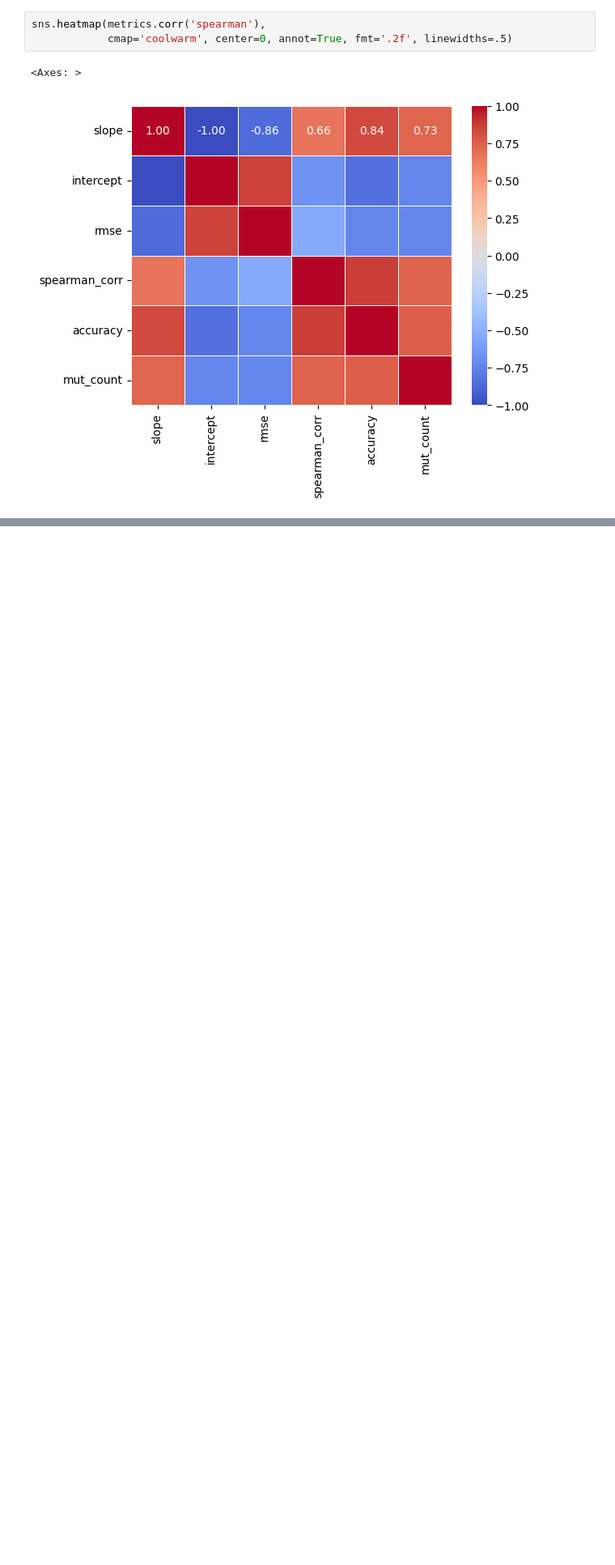
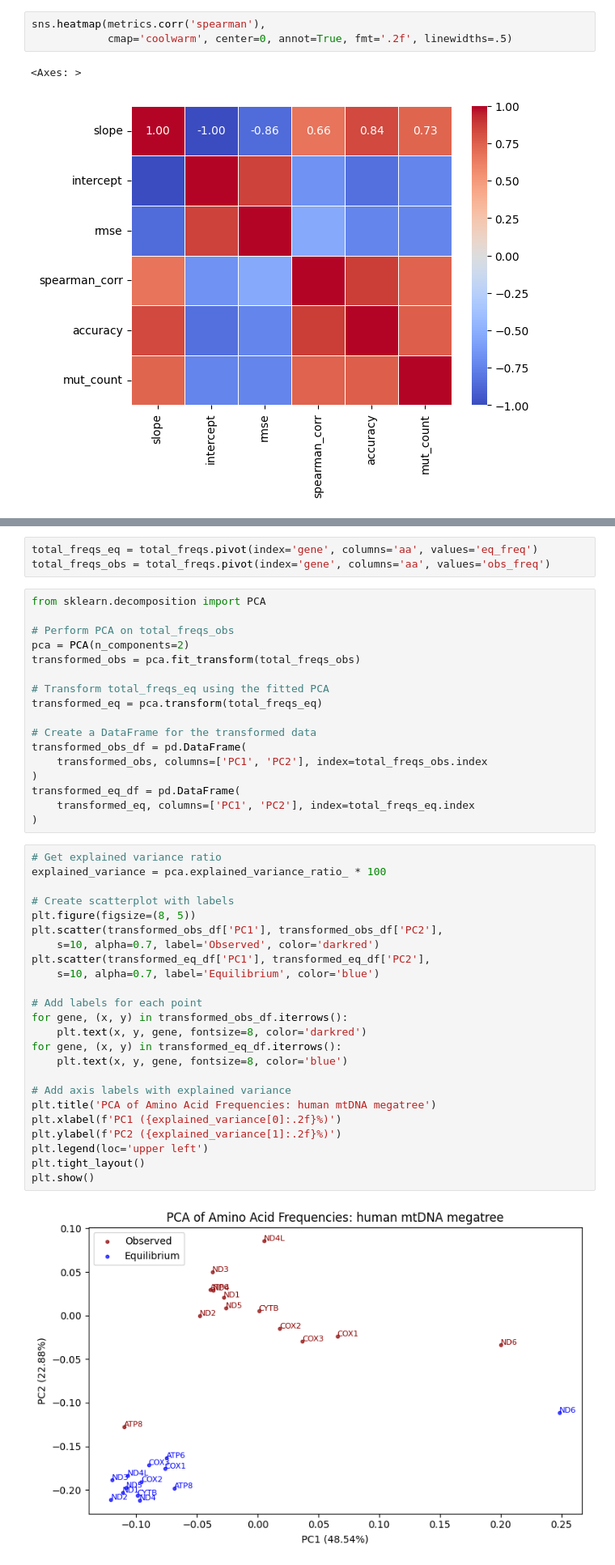
Before and after one commit to mitoclub/AminoAcidShift, a Jupyter notebook: human_germline.ipynb, the cells around one changed output, grey strips where cells are left out. Shown at 81% size. Cells and saved outputs as stored; diff of their text form; blank space fills up the shorter version.

```diff
--- a/human_germline.ipynb
+++ b/human_germline.ipynb
@@ -274,0 +337,46 @@ sns.heatmap(metrics.corr('spearman'),
+# %%
+total_freqs_eq = total_freqs.pivot(index='gene', columns='aa', values='eq_freq')
+total_freqs_obs = total_freqs.pivot(index='gene', columns='aa', values='obs_freq')
+# %%
+from sklearn.decomposition import PCA
+
+# Perform PCA on total_freqs_obs
+pca = PCA(n_components=2)
+transformed_obs = pca.fit_transform(total_freqs_obs)
+
+# Transform total_freqs_eq using the fitted PCA
+transformed_eq = pca.transform(total_freqs_eq)
+
+# Create a DataFrame for the transformed data
+transformed_obs_df = pd.DataFrame(
+    transformed_obs, columns=['PC1', 'PC2'], index=total_freqs_obs.index
+)
+transformed_eq_df = pd.DataFrame(
+    transformed_eq, columns=['PC1', 'PC2'], index=total_freqs_eq.index
+)
+# %%
+# Get explained variance ratio
+explained_variance = pca.explained_variance_ratio_ * 100
+
+# Create scatterplot with labels
+plt.figure(figsize=(8, 5))
+plt.scatter(transformed_obs_df['PC1'], transformed_obs_df['PC2'],
+    s=10, alpha=0.7, label='Observed', color='darkred')
+plt.scatter(transformed_eq_df['PC1'], transformed_eq_df['PC2'],
+    s=10, alpha=0.7, label='Equilibrium', color='blue')
+
+# Add labels for each point
+for gene, (x, y) in transformed_obs_df.iterrows():
+    plt.text(x, y, gene, fontsize=8, color='darkred')
+for gene, (x, y) in transformed_eq_df.iterrows():
+    plt.text(x, y, gene, fontsize=8, color='blue')
+
+# Add axis labels with explained variance
+plt.title('PCA of Amino Acid Frequencies: human mtDNA megatree')
+plt.xlabel(f'PC1 ({explained_variance[0]:.2f}%)')
+plt.ylabel(f'PC2 ({explained_variance[1]:.2f}%)')
+plt.legend(loc='upper left')
+plt.tight_layout()
+plt.show()
+# %% [output]
+[figure, added]
```
Also changed, not shown: parts of 13 cells of this notebook, 1 other file.
